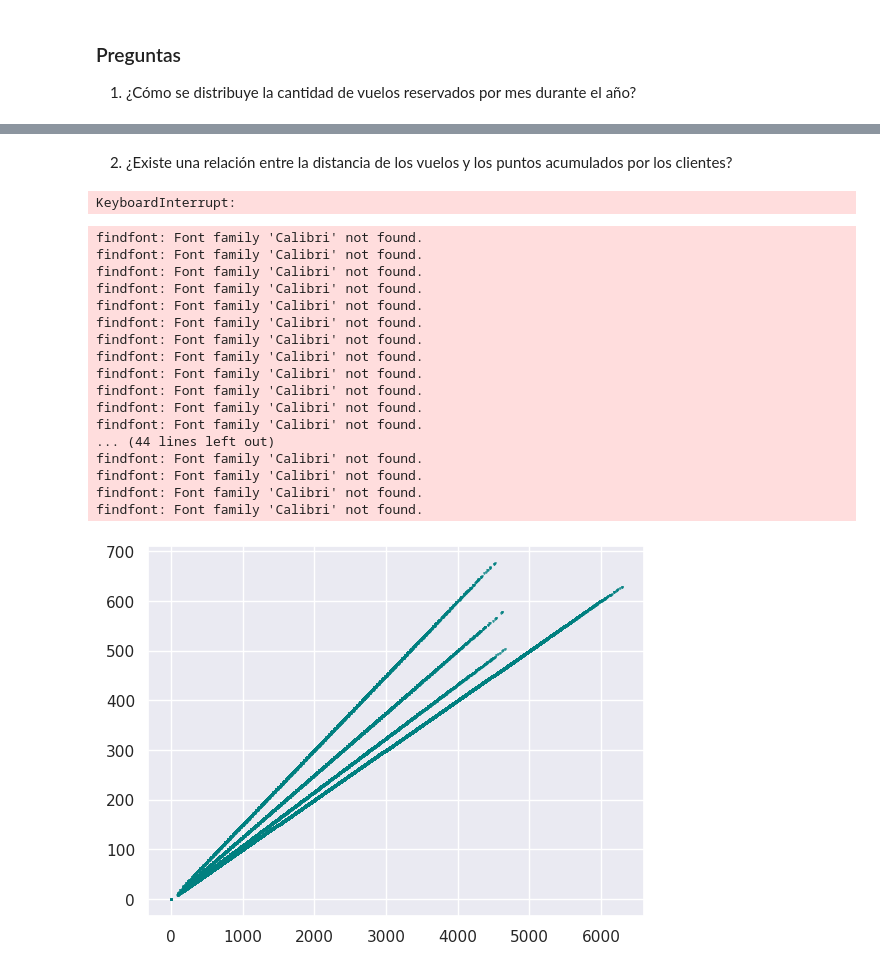
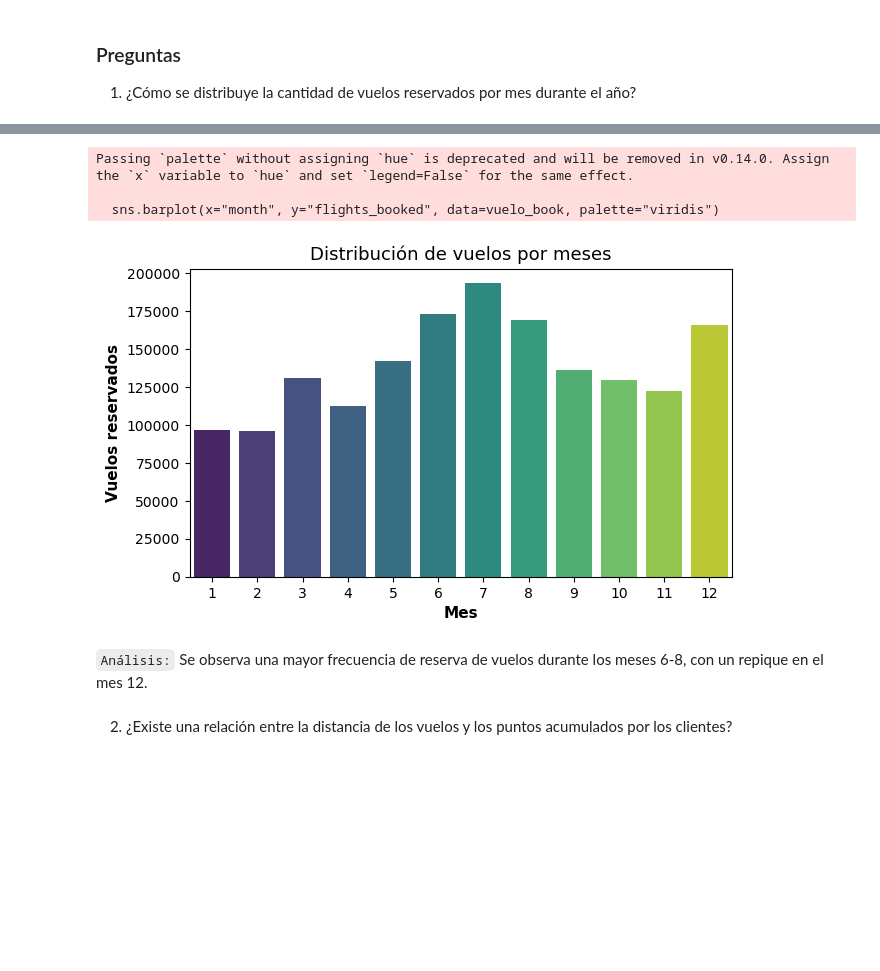
Before and after one commit to Adalab/bda-modulo-3-evaluacion-final-AndreaGonzalezG, a Jupyter notebook: Examen_mod_3_Fase2.ipynb, the cells around one changed output, grey strips where cells are left out. Cells and saved outputs as stored; diff of their text form; code cells hidden in the pictures; blank space fills up the shorter version.

Commit message:
Fase 2. Visualizacion

```diff
--- a/Examen_mod_3_Fase2.ipynb
+++ b/Examen_mod_3_Fase2.ipynb
@@ -54,38 +51,19 @@ Se observa una relación fuerte positiva entre vuelos reservado y los últimos m
+# %%
+fig, ax = plt.subplots(figsize=(7, 4))
+
+sns.barplot(x="month", y="flights_booked", data=vuelo_book, palette="viridis")
+
+# Etiqueta del eje Y con ajustes de color y tamaño
+plt.ylabel('Vuelos reservados', fontsize=11, weight='bold')
+plt.xlabel('Mes', fontsize=11, weight='bold')
+plt.title("Distribución de vuelos por meses", fontsize = 13);
+# %% [output]
+Passing `palette` without assigning `hue` is deprecated and will be removed in v0.14.0. Assign the `x` variable to `hue` and set `legend=False` for the same effect.
+
+  sns.barplot(x="month", y="flights_booked", data=vuelo_book, palette="viridis")
+[figure, added]
+# %% [markdown]
+`Análisis:`
+Se observa una mayor frecuencia de reserva de vuelos durante los meses 6-8, con un repique en el mes 12.
 # %% [markdown]
 2. ¿Existe una relación entre la distancia de los vuelos y los puntos acumulados por los clientes?
-# %%
-# Relación entre dos variables
-sns.regplot(x = "distance",
-            y = "points_accumulated",
-            data = df_cust,
-            marker = "v",
-            line_kws = {"color": "black", "linewidth": 1}, # cambiamos el color y el grosor de la linea de tendencia
-            scatter_kws = {"color": "teal", "s": 1} # cambiamos el color y el tamaño de los puntos del scaterplot
-            )
-
-# cambiamos los nombres de los ejes como hemos estado haciendo hasta ahora
-plt.xlabel("Distancia", fontsize = 8)
-plt.ylabel("Puntos acumulador", fontsize = 8)
-
-# ponemos título a la gráfica
-plt.title("Relación entre distancia", fontsize = 8);
-# %% [output]
-KeyboardInterrupt:
-findfont: Font family 'Calibri' not found.
-findfont: Font family 'Calibri' not found.
-findfont: Font family 'Calibri' not found.
-findfont: Font family 'Calibri' not found.
-findfont: Font family 'Calibri' not found.
-findfont: Font family 'Calibri' not found.
-findfont: Font family 'Calibri' not found.
-findfont: Font family 'Calibri' not found.
-findfont: Font family 'Calibri' not found.
-findfont: Font family 'Calibri' not found.
-findfont: Font family 'Calibri' not found.
-findfont: Font family 'Calibri' not found.
-... (44 lines left out)
-findfont: Font family 'Calibri' not found.
-findfont: Font family 'Calibri' not found.
-findfont: Font family 'Calibri' not found.
-findfont: Font family 'Calibri' not found.
-[figure, removed]
```
Also changed, not shown: parts of 25 cells of this notebook.
